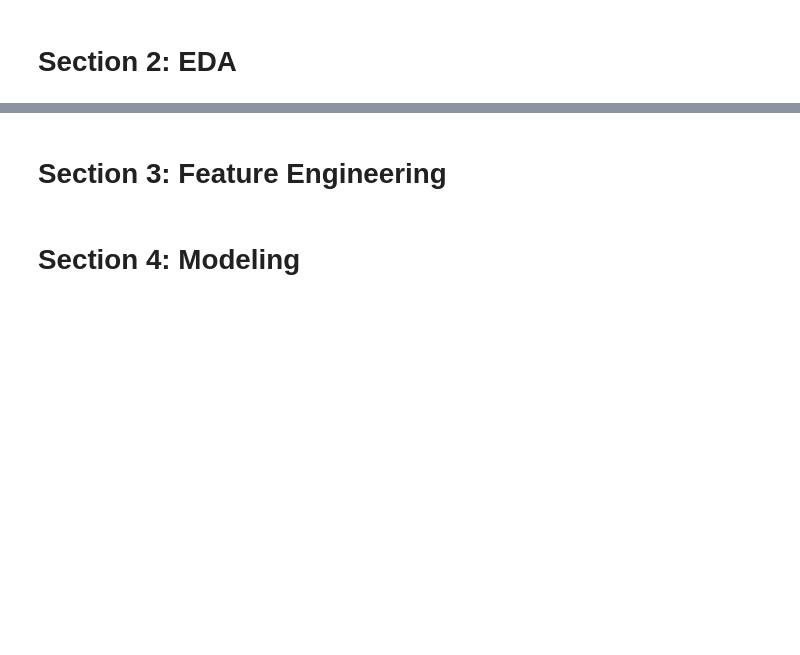
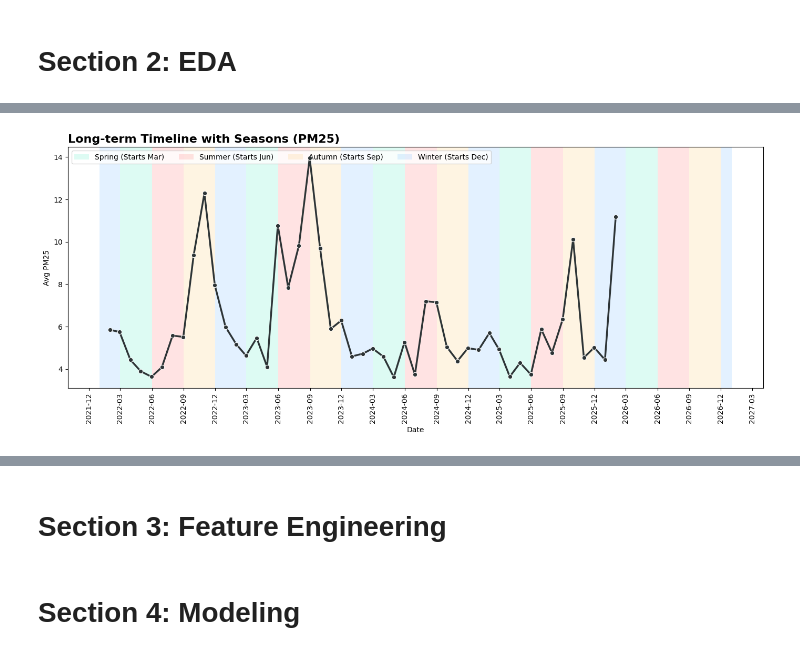
Before and after one commit to ChiehAnChang/Data-Science-Case-Study-1, a Jupyter notebook: STAT946 Case Study 1.ipynb, the cells around one changed output, grey strips where cells are left out. Drawn from its saved outputs; the diff is of its cells as text; code cells hidden in the pictures; blank space fills up the shorter version.

```diff
--- a/STAT946 Case Study 1.ipynb
+++ b/STAT946 Case Study 1.ipynb
@@ -1276,0 +804,91 @@ plt.show()
+# %%
+import matplotlib.pyplot as plt
+import matplotlib.dates as mdates
+from matplotlib.patches import Patch
+import pandas as pd
+import seaborn as sns
+
+# ---------------------------------------------------------
+# 1. Prepare Data
+# ---------------------------------------------------------
+# Create a copy to avoid modifying the original dataframe
+df_plot = full_imputed_data_with_air_zones.copy()
+
+# Set your column names here (Update if yours are 'Date' or 'PM2.5')
+time_col = 'Datetime'
+value_col = 'PM25'
+
+# Ensure the time column is in datetime format
+df_plot[time_col] = pd.to_datetime(df_plot[time_col])
+
+# Group by Month End ('ME') to match the "Long-term Timeline" style in EDA_Andy
+# If you prefer daily data, change freq='D'
+long_term_trend = df_plot.groupby(pd.Grouper(key=time_col, freq='ME'))[value_col].mean().reset_index()
+
+# ---------------------------------------------------------
+# 2. Setup Plot
+# ---------------------------------------------------------
+fig, ax = plt.subplots(figsize=(14, 6))
+
+# Plot the main line (Monthly Average)
+sns.lineplot(
+    data=long_term_trend, x=time_col, y=value_col,
+    ax=ax, marker='o', color='#2d3436', linewidth=2.5, zorder=10
+)
+
+# Set titles and labels
+ax.set_title(f'Long-term Timeline with Seasons ({value_col})', fontsize=16, fontweight='bold', loc='left')
+ax.set_xlabel('Date')
+ax.set_ylabel(f'Avg {value_col}')
+
+# ---------------------------------------------------------
+# 3. Add Seasonal Backgrounds (The "Act 2" Style)
+# ---------------------------------------------------------
+# Define colors for each season
+season_colors = {
+    'Spring': '#55efc4',  # Mar-May
+    'Summer': '#ff7675',  # Jun-Aug
+    'Autumn': '#fdcb6e',  # Sep-Nov
+    'Winter': '#74b9ff'   # Dec-Feb
+}
+
+# Get year range from data
+start_year = df_plot[time_col].dt.year.min()
+end_year = df_plot[time_col].dt.year.max()
+
+# Loop through each year to paint the background
+for year in range(start_year, end_year + 1):
+    # Spring (Mar 1 - Jun 1)
+    ax.axvspan(pd.Timestamp(f'{year}-03-01'), pd.Timestamp(f'{year}-06-01'), color=season_colors['Spring'], alpha=0.2, lw=0)
+    # Summer (Jun 1 - Sep 1)
+    ax.axvspan(pd.Timestamp(f'{year}-06-01'), pd.Timestamp(f'{year}-09-01'), color=season_colors['Summer'], alpha=0.2, lw=0)
+    # Autumn (Sep 1 - Dec 1)
+    ax.axvspan(pd.Timestamp(f'{year}-09-01'), pd.Timestamp(f'{year}-12-01'), color=season_colors['Autumn'], alpha=0.2, lw=0)
+    # Winter (Dec 1 - Mar 1 of next year)
+    # We paint Dec separately to handle the year boundary
+    ax.axvspan(pd.Timestamp(f'{year}-12-01'), pd.Timestamp(f'{year+1}-01-01'), color=season_colors['Winter'], alpha=0.2, lw=0)
+    ax.axvspan(pd.Timestamp(f'{year}-01-01'), pd.Timestamp(f'{year}-03-01'), color=season_colors['Winter'], alpha=0.2, lw=0)
+
+# ---------------------------------------------------------
+# 4. Custom Legend & Axis Formatting
+# ---------------------------------------------------------
+# Create custom legend handles for the seasons
+legend_seasons = [
+    Patch(facecolor=season_colors['Spring'], alpha=0.2, label='Spring (Starts Mar)'),
+    Patch(facecolor=season_colors['Summer'], alpha=0.2, label='Summer (Starts Jun)'),
+    Patch(facecolor=season_colors['Autumn'], alpha=0.2, label='Autumn (Starts Sep)'),
+    Patch(facecolor=season_colors['Winter'], alpha=0.2, label='Winter (Starts Dec)')
+]
+ax.legend(handles=legend_seasons, loc='upper left', ncol=4, frameon=True)
+
+# Force x-axis to show only season start months (Mar, Jun, Sep, Dec)
+ax.xaxis.set_major_locator(mdates.MonthLocator(bymonth=[3, 6, 9, 12]))
+ax.xaxis.set_major_formatter(mdates.DateFormatter('%Y-%m'))
+
+# Rotate labels to prevent overlap
+plt.setp(ax.xaxis.get_majorticklabels(), rotation=90)
+
+plt.tight_layout()
+plt.show()
+# %% [output]
+[figure, added]
```
Also changed, not shown: parts of 23 cells of this notebook.
